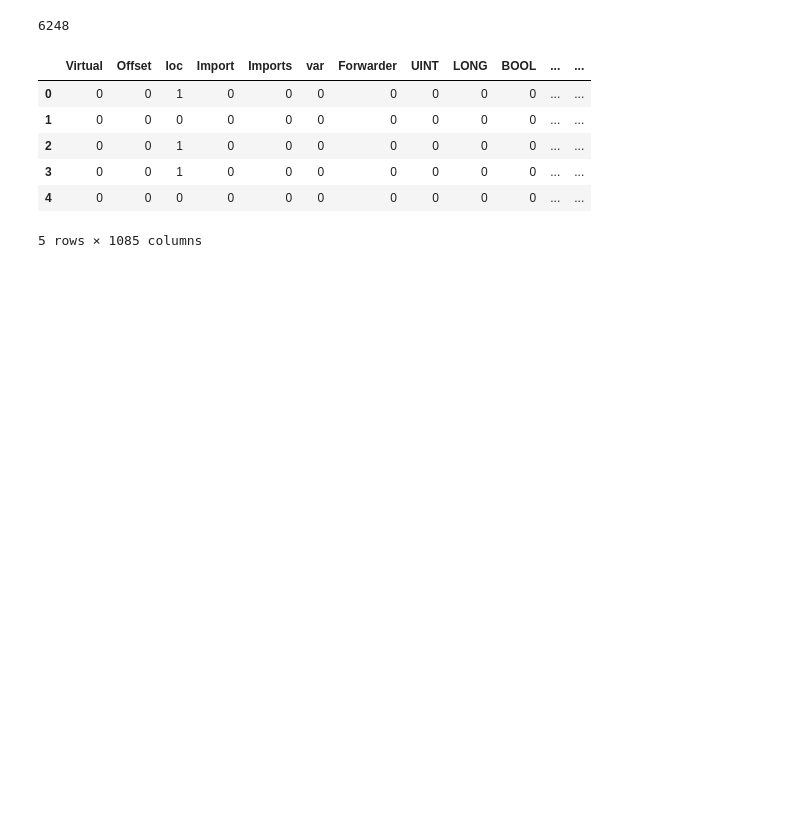
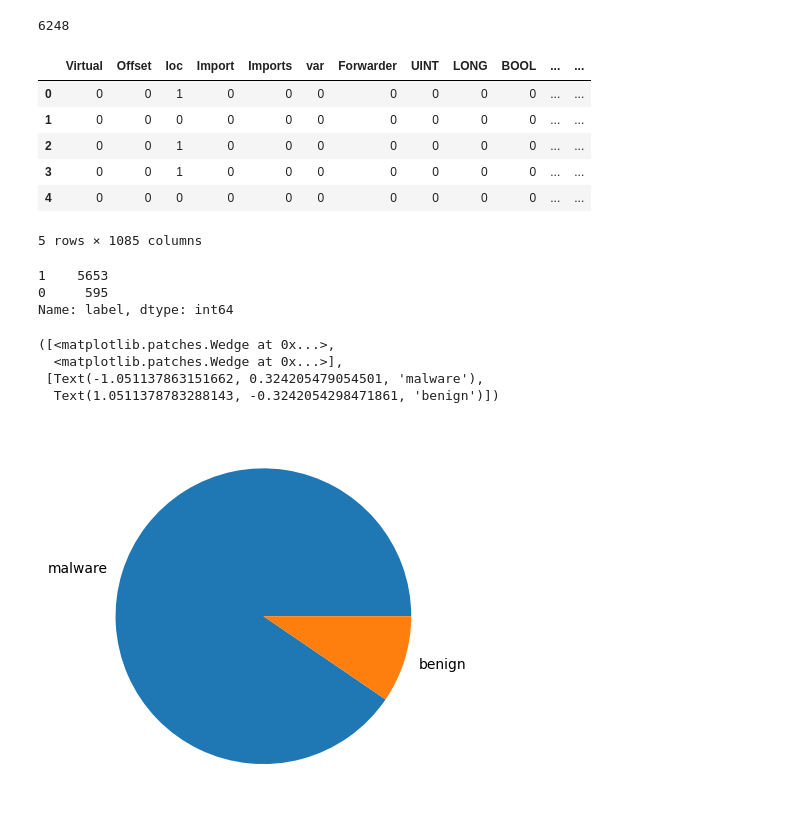
Before and after one commit to michaelrios2015/dm-hw3, a Jupyter notebook: HW-3.ipynb, the cells around one changed output. Drawn from its saved outputs; the diff is of its cells as text; code cells hidden in the pictures; blank space fills up the shorter version.

```diff
--- a/HW-3.ipynb
+++ b/HW-3.ipynb
@@ -17,3 +17,24 @@ data.head()
 | 3 | 0 | 0 | 1 | 0 | 0 | 0 | 0 | 0 | 0 | 0 | ... | ... |
 | 4 | 0 | 0 | 0 | 0 | 0 | 0 | 0 | 0 | 0 | 0 | ... | ... |
 5 rows × 1085 columns
+# %%
+# yup
+data['label'].value_counts()
+# %% [output]
+1    5653
+0     595
+Name: label, dtype: int64
+# %%
+# well seems to work
+import matplotlib.pyplot as plt
+
+labels = 'malware', 'benign'
+
+fig, ax = plt.subplots()
+ax.pie(data['label'].value_counts(), labels = labels)
+# %% [output]
+([<matplotlib.patches.Wedge at 0x...>,
+  <matplotlib.patches.Wedge at 0x...>],
+ [Text(-1.051137863151662, 0.324205479054501, 'malware'),
+  Text(1.0511378783288143, -0.3242054298471861, 'benign')])
+[figure, added]
```
Also changed, not shown: parts of 3 cells of this notebook.
